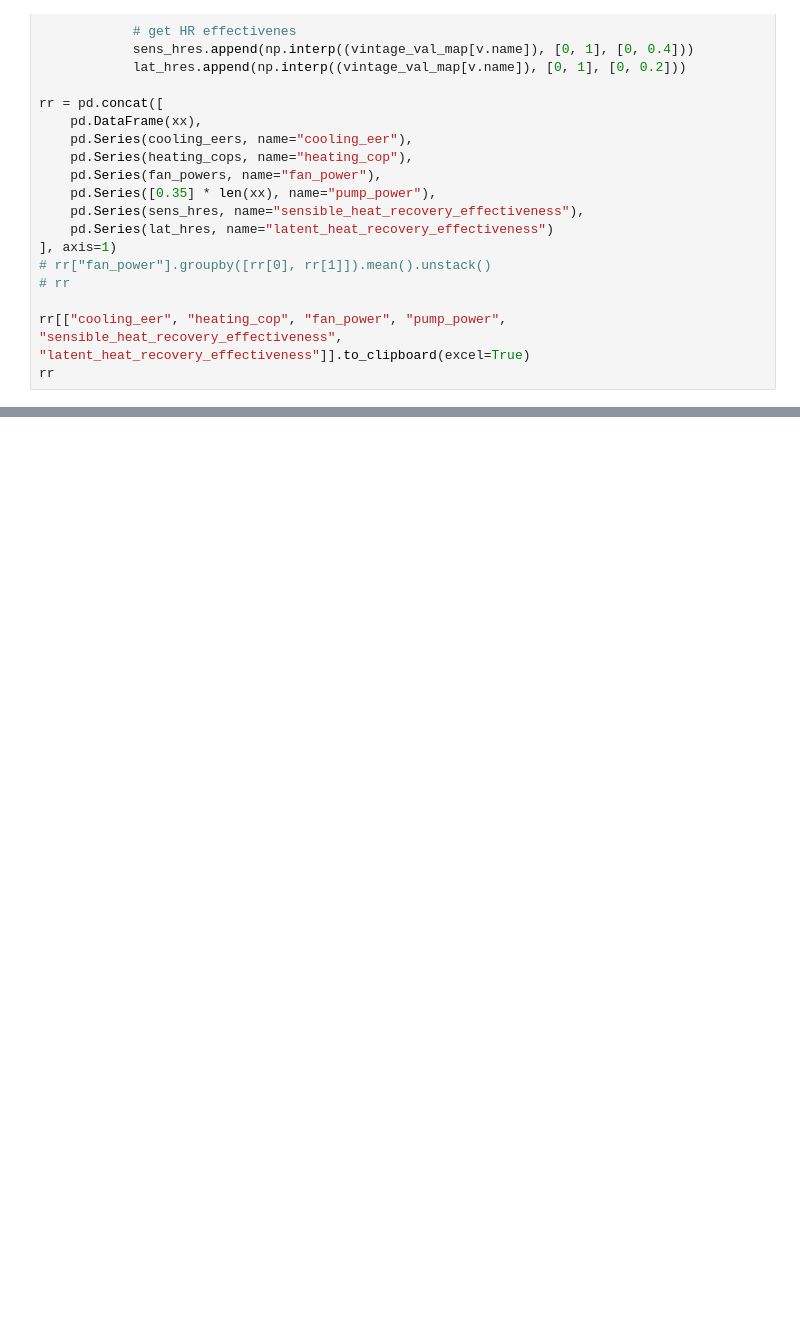
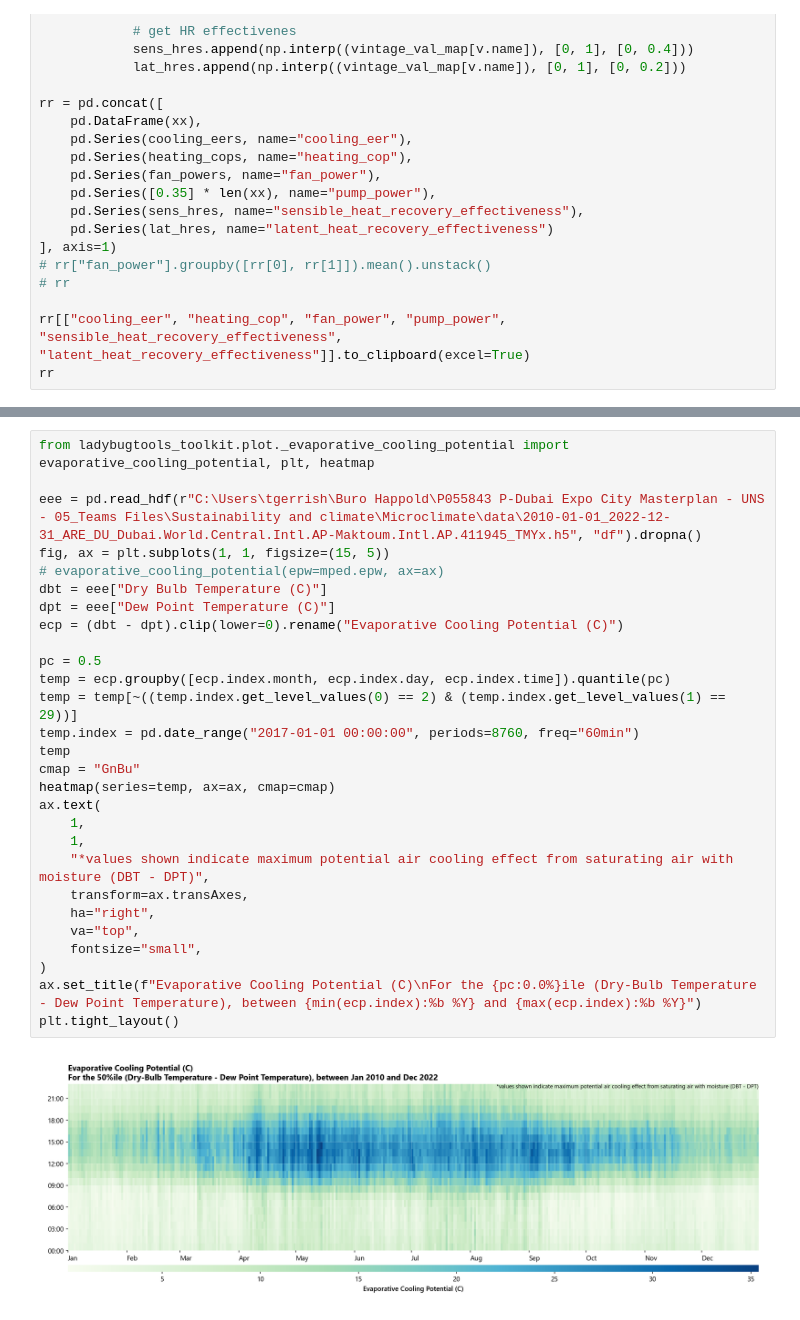
Before and after one commit to BHoM/LadyBugTools_Prototypes, a Jupyter notebook: LadyBugTools_Prototype_Engine/Python/MasterplanEnergyDemand/MasterplanEnergyDemand_Dev.ipynb, the cells around one changed output, grey strips where cells are left out. Cells and saved outputs as stored; diff of their text form; blank space fills up the shorter version.

```diff
--- a/LadyBugTools_Prototype_Engine/Python/MasterplanEnergyDemand/MasterplanEnergyDemand_Dev.ipynb
+++ b/LadyBugTools_Prototype_Engine/Python/MasterplanEnergyDemand/MasterplanEnergyDemand_Dev.ipynb
@@ -840,0 +1449,30 @@ rr
+# %%
+from ladybugtools_toolkit.plot._evaporative_cooling_potential import evaporative_cooling_potential, plt, heatmap
+
+eee = pd.read_hdf(r"C:\Users\tgerrish\Buro Happold\P055843 P-Dubai Expo City Masterplan - UNS - 05_Teams Files\Sustainability and climate\Microclimate\data\2010-01-01_2022-12-31_ARE_DU_Dubai.World.Central.Intl.AP-Maktoum.Intl.AP.411945_TMYx.h5", "df").dropna()
+fig, ax = plt.subplots(1, 1, figsize=(15, 5))
+# evaporative_cooling_potential(epw=mped.epw, ax=ax)
+dbt = eee["Dry Bulb Temperature (C)"]
+dpt = eee["Dew Point Temperature (C)"]
+ecp = (dbt - dpt).clip(lower=0).rename("Evaporative Cooling Potential (C)")
+
+pc = 0.5
+temp = ecp.groupby([ecp.index.month, ecp.index.day, ecp.index.time]).quantile(pc)
+temp = temp[~((temp.index.get_level_values(0) == 2) & (temp.index.get_level_values(1) == 29))]
+temp.index = pd.date_range("2017-01-01 00:00:00", periods=8760, freq="60min")
+temp
+cmap = "GnBu"
+heatmap(series=temp, ax=ax, cmap=cmap)
+ax.text(
+    1,
+    1,
+    "*values shown indicate maximum potential air cooling effect from saturating air with moisture (DBT - DPT)",
+    transform=ax.transAxes,
+    ha="right",
+    va="top",
+    fontsize="small",
+)
+ax.set_title(f"Evaporative Cooling Potential (C)\nFor the {pc:0.0%}ile (Dry-Bulb Temperature - Dew Point Temperature), between {min(ecp.index):%b %Y} and {max(ecp.index):%b %Y}")
+plt.tight_layout()
+# %% [output]
+[figure, added]
```
Also changed, not shown: parts of 31 cells of this notebook, 6 other files.
